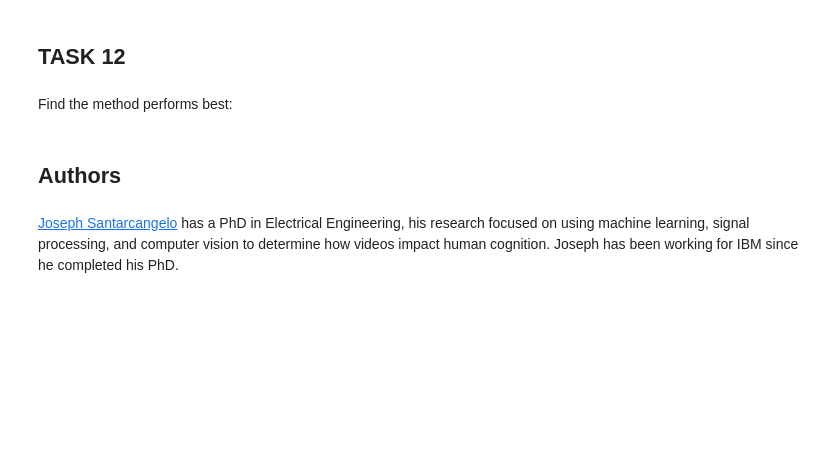
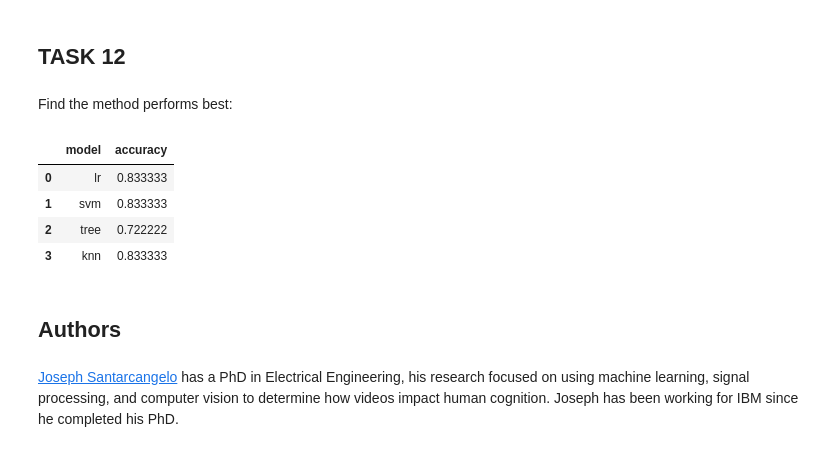
Before and after one commit to Blake-T-alt/IBM-DS-Cert, a Jupyter notebook: Capstone - Predictive Analysis (ML).ipynb, the cells around one changed output. Cells and saved outputs as stored; diff of their text form; code cells hidden in the pictures; blank space fills up the shorter version.

```diff
--- a/Capstone - Predictive Analysis (ML).ipynb
+++ b/Capstone - Predictive Analysis (ML).ipynb
@@ -200,3 +284,6 @@ parameters = {'n_neighbors': [1, 2, 3, 4, 5, 6, 7, 8, 9, 10],
               'p': [1,2]}
 
 KNN = KNeighborsClassifier()
+# %%
+knn_cv = GridSearchCV(KNN,parameters,cv=10)
+knn_cv.fit(X_train, Y_train)
@@ -216,6 +317,16 @@ plot_confusion_matrix(Y_test,yhat)
 ## TASK  12
 # %% [markdown]
 Find the method performs best:
+# %%
+pd.DataFrame([['lr',logreg_cv.score(X_test,Y_test)],['svm',svm_cv.score(X_test,Y_test)],['tree',tree_cv.score(X_test, Y_test)],['knn',knn_cv.score(X_test,Y_test)]],columns=['model','accuracy'])
+
+#All predictive models tested give roughly the same level of accuracy, with the exception of Tree
+# %% [output]
+|  | model | accuracy |
+| 0 | lr | 0.833333 |
+| 1 | svm | 0.833333 |
+| 2 | tree | 0.722222 |
+| 3 | knn | 0.833333 |
 # %% [markdown]
 ## Authors
 # %% [markdown]
```
Also changed, not shown: parts of 22 cells of this notebook.
